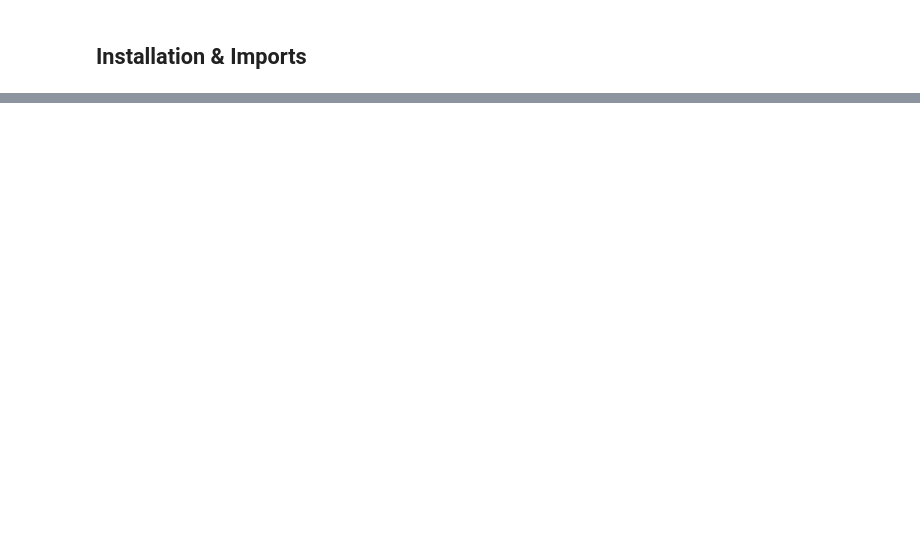
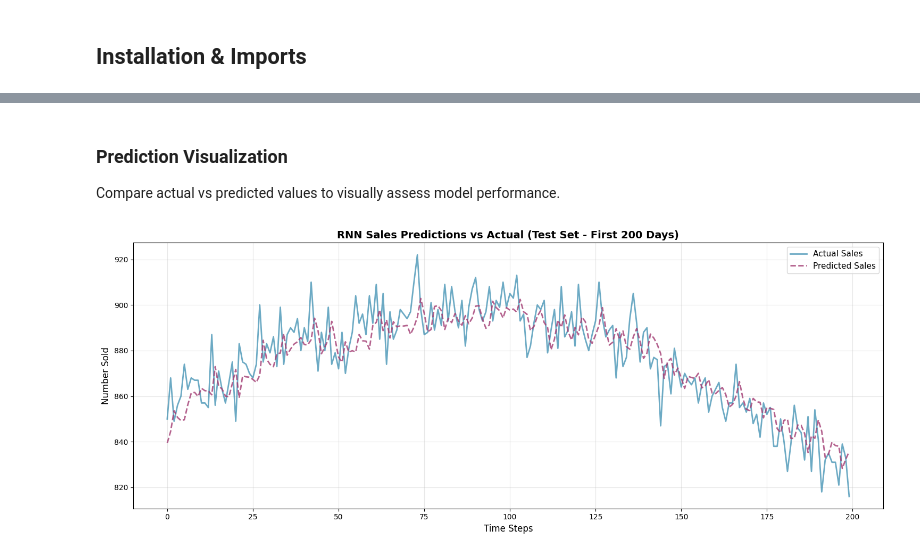
Before and after one commit to Shrisha-shrestha/ML-Scratch-Implementation, a Jupyter notebook: Assignment/RNN/RNN_scratch_implementation.ipynb, the cells around one changed output, grey strips where cells are left out. Drawn from its saved outputs; the diff is of its cells as text; code cells hidden in the pictures; blank space fills up the shorter version.

```diff
--- a/Assignment/RNN/RNN_scratch_implementation.ipynb
+++ b/Assignment/RNN/RNN_scratch_implementation.ipynb
@@ -594,0 +620,19 @@ print(f"\n✓ Model Performance: R² = {r2:.4f}, RMSE = {rmse:.2f}")
+# %%
+# Make predictions
+train_predictions = rnn.predict(X_train)
+test_predictions = rnn.predict(X_test)
+
+print(f"Training predictions shape: {train_predictions.shape}")
+print(f"Test predictions shape: {test_predictions.shape}")
+
+# Inverse transform to get actual sales numbers
+train_predictions_original = scaler.inverse_transform(train_predictions)
+train_actual_original = scaler.inverse_transform(y_train)
+test_predictions_original = scaler.inverse_transform(test_predictions)
+test_actual_original = scaler.inverse_transform(y_test)
+
+print("\nSample predictions (first 5):")
+print("Actual    | Predicted")
+print("-" * 25)
+for i in range(5):
+    print(f"{test_actual_original[i][0]:8.2f} | {test_predictions_original[i][0]:8.2f}")
@@ -594,0 +705,26 @@ print(f"\n✓ Model Performance: R² = {r2:.4f}, RMSE = {rmse:.2f}")
+# %% [markdown]
+### Prediction Visualization
+
+Compare actual vs predicted values to visually assess model performance.
+# %%
+# Plot predictions vs actual (test set)
+plt.figure(figsize=(15, 6))
+
+# Plot first 200 test samples for clarity
+n_samples = min(200, len(test_actual_original))
+
+plt.plot(range(n_samples), test_actual_original[:n_samples],
+         label='Actual Sales', linewidth=2, color='#2E86AB', alpha=0.7)
+plt.plot(range(n_samples), test_predictions_original[:n_samples],
+         label='Predicted Sales', linewidth=2, color='#A23B72', linestyle='--', alpha=0.8)
+
+plt.title(f'RNN Sales Predictions vs Actual (Test Set - First {n_samples} Days)',
+          fontsize=14, fontweight='bold')
+plt.xlabel('Time Steps', fontsize=12)
+plt.ylabel('Number Sold', fontsize=12)
+plt.legend(fontsize=11)
+plt.grid(True, alpha=0.3)
+plt.tight_layout()
+plt.show()
+# %% [output]
+[figure, added]
```
Also changed, not shown: parts of 50 cells of this notebook.
